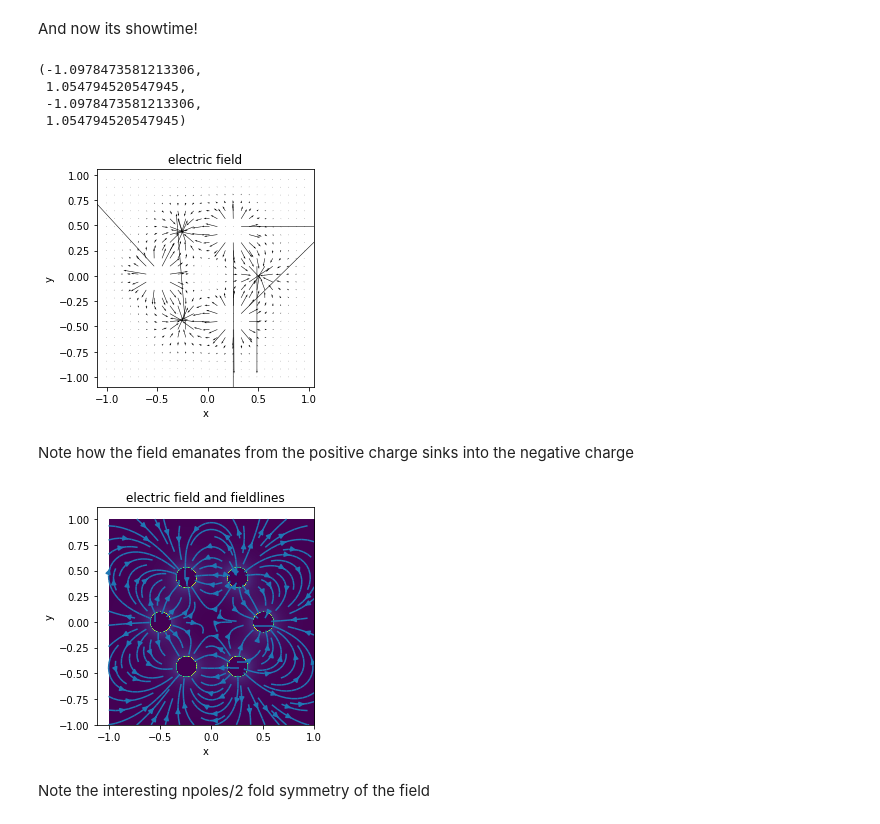
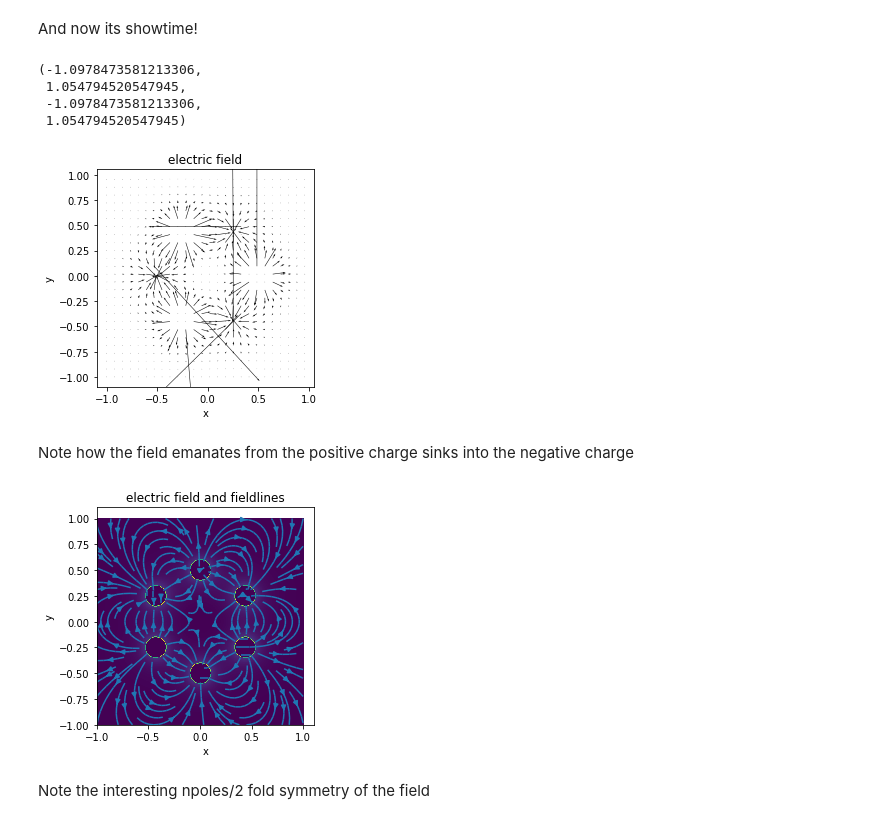
Before and after one commit to joverbee/electromagnetism_course, a Jupyter notebook: multipole.ipynb, the cells around one changed output. Cells and saved outputs as stored; diff of their text form; code cells hidden in the pictures.

```diff
--- a/multipole.ipynb
+++ b/multipole.ipynb
@@ -60,7 +60,7 @@ def multipolepotential(x,y,z,npoles,v,fradius,sradius):
     return potential
 
 v=multipolepotential(x2d,y2d,np.zeros(x2d.shape),npoles,vamp,fradius,sradius)
-ey,ex=np.gradient(v,y,x)  #strange ordering due to meshgrid
+ex,ey=np.gradient(-v,x,y)  #strange ordering due to meshgrid
 e=np.sqrt(ex**2+ey**2)
 # %% [markdown]
 And now its showtime!
@@ -78,20 +78,20 @@ plt.axis('square')
  1.054794520547945,
  -1.0978473581213306,
  1.054794520547945)
-[figure, old version]
+[figure, new version]
 # %% [markdown]
 Note how the field emanates from the positive charge sinks into the negative charge
 # %%
 plt.imshow(e,extent=[-xmax, xmax, -xmax, xmax])
 plt.title('electric field and fieldlines')
 plt.xlabel('x');
 plt.ylabel('y');
-plt.streamplot(x2d,y2d,ex,ey)
+plt.streamplot(x2d,x2d,ey,ex)
 plt.axis('square')
 plt.colorbar
 plt.show()
 # %% [output]
-[figure, old version]
+[figure, new version]
 # %% [markdown]
 Note the interesting npoles/2 fold symmetry of the field
 # %%
```
Also changed, not shown: parts of 1 cell of this notebook.
